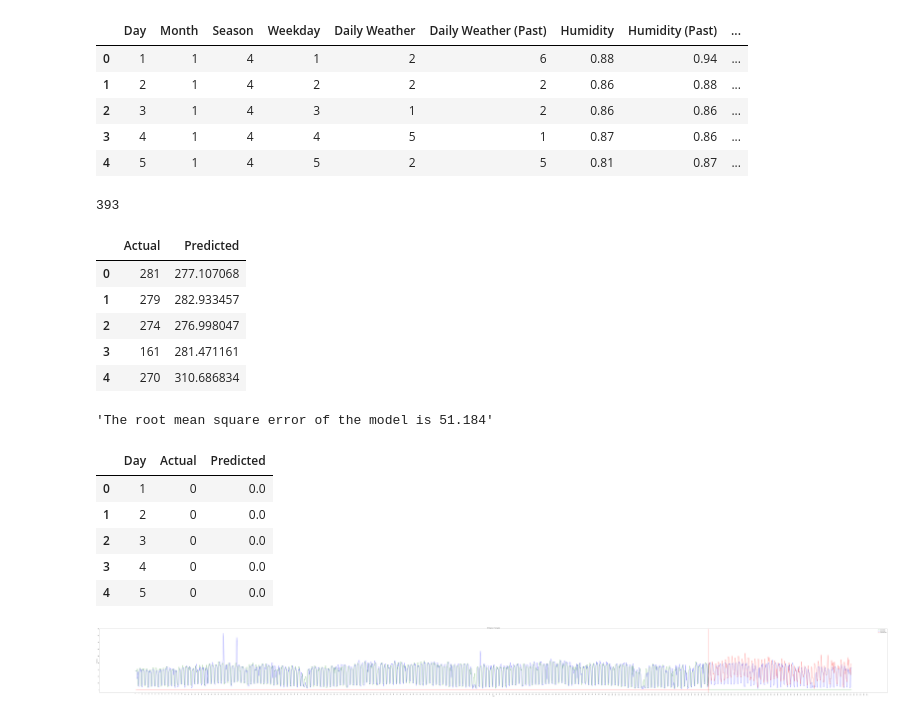
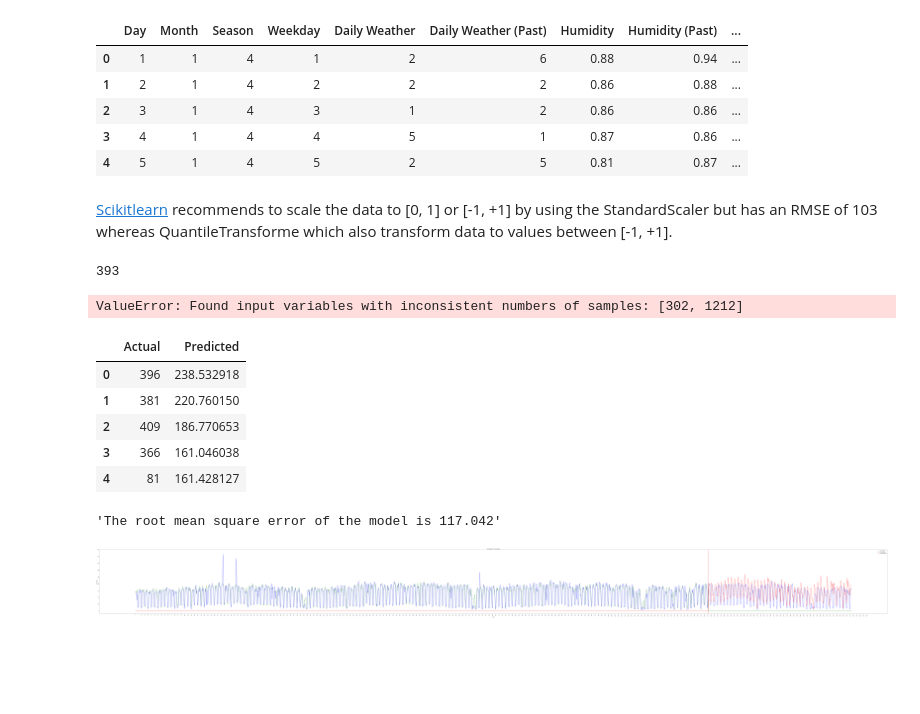
Before and after one commit to dataBikeHsUlm/MapReduce, a Jupyter notebook: Data_Profiling/MLPRegressorPlot.ipynb, the cells around one changed output. Cells and saved outputs as stored; diff of their text form; code cells hidden in the pictures; blank space fills up the shorter version.

```diff
--- a/Data_Profiling/MLPRegressorPlot.ipynb
+++ b/Data_Profiling/MLPRegressorPlot.ipynb
@@ -60,6 +62,8 @@ X.head()
 | 2 | 3 | 1 | 4 | 3 | 1 | 2 | 0.86 | 0.86 | ... |
 | 3 | 4 | 1 | 4 | 4 | 5 | 1 | 0.87 | 0.86 | ... |
 | 4 | 5 | 1 | 4 | 5 | 2 | 5 | 0.81 | 0.87 | ... |
+# %% [markdown]
+[Scikitlearn](https://sklearn.org/modules/neural_networks_supervised.html) recommends to scale the data to  [0, 1] or [-1, +1] by using the StandardScaler but has an RMSE of 103 whereas QuantileTransforme which also transform data to values between [-1, +1].
 # %%
 #Split into train and test set
 X_train =X.loc[0:1211]
@@ -93,23 +98,25 @@ mlp = MLPRegressor(
     early_stopping=False, validation_fraction=0.1, beta_1=0.9, beta_2=0.999, epsilon=1e-08)
 
 m = mlp.fit(X_train_scaled,y_train)
-
-predictions = m.predict(X_train_scaled)
+predictions = m.predict(X_test_scaled)
+#predictions = m.predict(X_train_scaled)
 #last =predictions[-1]
 #last
 #y.append(last)
 #len(y)
+# %% [output]
+ValueError: Found input variables with inconsistent numbers of samples: [302, 1212]
 # %%
 #Compare predicted and actual values
-df = pd.DataFrame({'Actual': y_train, 'Predicted': predictions})
+df = pd.DataFrame({'Actual': y_test, 'Predicted': predictions})
 df.head()
 # %% [output]
 |  | Actual | Predicted |
-| 0 | 281 | 277.107068 |
-| 1 | 279 | 282.933457 |
-| 2 | 274 | 276.998047 |
-| 3 | 161 | 281.471161 |
-| 4 | 270 | 310.686834 |
+| 0 | 396 | 238.532918 |
+| 1 | 381 | 220.760150 |
+| 2 | 409 | 186.770653 |
+| 3 | 366 | 161.046038 |
+| 4 | 81 | 161.428127 |
 # %%
 #RMSE version 1
 a=df.loc[:,'Actual']
@@ -117,7 +124,7 @@ b=df.loc[:,'Predicted']
 rmse=sqrt(mean_squared_error(a, b))
 "The root mean square error of the model is {0:.3f}".format(rmse)
 # %% [output]
-'The root mean square error of the model is 51.184'
+'The root mean square error of the model is 117.042'
 # %%
 #Save predicted and actual values into csv
 daysTmp = X.values[:,0]
@@ -134,15 +141,8 @@ df.to_csv('training.csv')
 #read csv with the same length as the feature matrix for y values after day 1212
 predict = pd.read_csv('prediction.csv')
 predict.head()
-#x = predict.values[:,0]
-#ynew = predict.values[:,2]
+x = predict.values[:,0]
+ynew = predict.values[:,2]
-# %% [output]
-|  | Day | Actual | Predicted |
-| 0 | 1 | 0 | 0.0 |
-| 1 | 2 | 0 | 0.0 |
-| 2 | 3 | 0 | 0.0 |
-| 3 | 4 | 0 | 0.0 |
-| 4 | 5 | 0 | 0.0 |
 # %%
 #read csv with the same length as the feature matrix for y values until day 1212
 training = pd.read_csv('trainingCleaned.csv')
```
Also changed, not shown: parts of 5 cells of this notebook, 8 other files.
